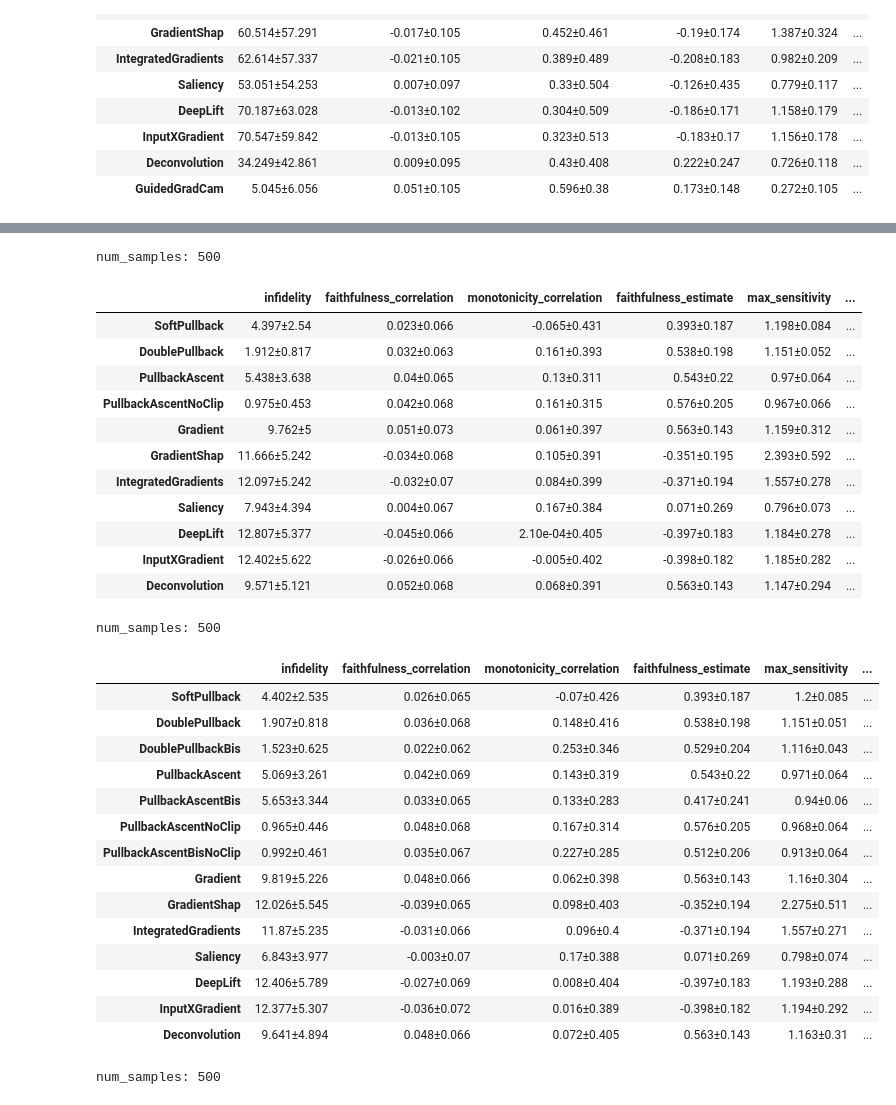
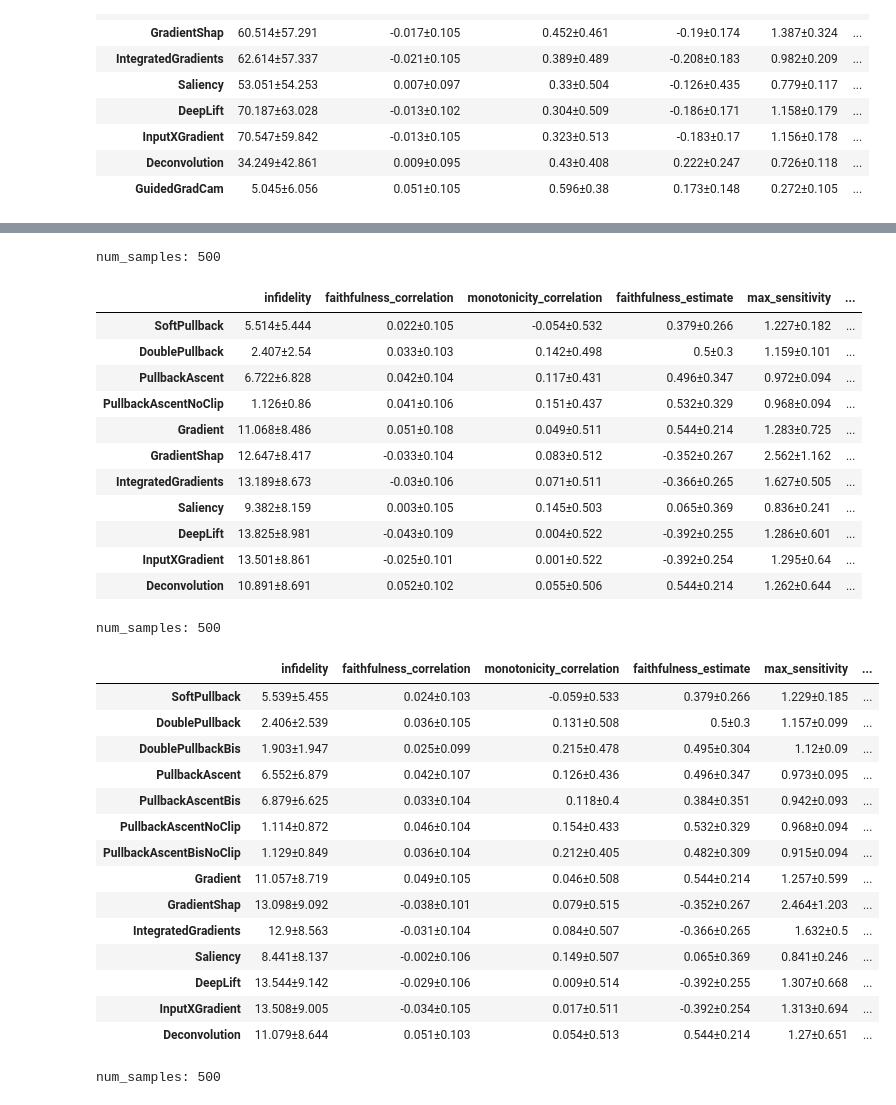
Before and after one commit to 314-Foundation/SemanticPullbacks, a Jupyter notebook: notebooks/verify_results.ipynb, the cells around one changed output, grey strips where cells are left out. Cells and saved outputs as stored; diff of their text form; code cells hidden in the pictures.

Commit message:
ImageNet 500 results

```diff
--- a/notebooks/verify_results.ipynb
+++ b/notebooks/verify_results.ipynb
@@ -27,0 +25,5 @@ The autoreload extension is already loaded. To reload it, use:
+# %%
+loaded_df_resnet = QuantusEvaluator.load_results(f"results/quantus_resnet_inet_smooth_20_25_resnet50")
+print("num_samples:", len(loaded_df_resnet.iloc[0].iloc[0]))
+summary_resnet = QuantusEvaluator.summarize_results(loaded_df_resnet)
+summary_resnet
@@ -68,3 +80,8 @@ num_samples: 500
 | InputXGradient | 69.886±58.583 | -0.012±0.097 | 0.332±0.508 | -0.183±0.17 | 1.156±0.178 | ... |
 | Deconvolution | 36.867±42.705 | 0.019±0.104 | 0.457±0.399 | 0.222±0.247 | 0.726±0.118 | ... |
 | GuidedGradCam | 4.926±5.865 | 0.048±0.104 | 0.594±0.376 | 0.173±0.148 | 0.272±0.107 | ... |
+# %%
+loaded_df_pvt = QuantusEvaluator.load_results(f"results/quantus_pvt_inet_smooth_20_25")
+print("num_samples:", len(loaded_df_pvt.iloc[0].iloc[0]))
+summary_pvt = QuantusEvaluator.summarize_results(loaded_df_pvt)
+summary_pvt
@@ -71,44 +96,45 @@ num_samples: 500
 # %%
 loaded_df_pvt = QuantusEvaluator.load_results(f"results/quantus_pvt_inet_20_25_infidelity_pvt_v2_b1")
 print("num_samples:", len(loaded_df_pvt.iloc[0].iloc[0]))
-summary_pvt = QuantusEvaluator.summarize_results(loaded_df_pvt, quantile=0.2)
+summary_pvt = QuantusEvaluator.summarize_results(loaded_df_pvt, quantile=0.0)
+summary_pvt.to_csv('results/infidelity_summary_inet_pvt_20_25.csv', index=True)
 summary_pvt
 # %% [output]
 num_samples: 500
 |  | infidelity | faithfulness_correlation | monotonicity_correlation | faithfulness_estimate | max_sensitivity | ... |
-| SoftPullback | 4.397±2.54 | 0.023±0.066 | -0.065±0.431 | 0.393±0.187 | 1.198±0.084 | ... |
-| DoublePullback | 1.912±0.817 | 0.032±0.063 | 0.161±0.393 | 0.538±0.198 | 1.151±0.052 | ... |
-| PullbackAscent | 5.438±3.638 | 0.04±0.065 | 0.13±0.311 | 0.543±0.22 | 0.97±0.064 | ... |
-| PullbackAscentNoClip | 0.975±0.453 | 0.042±0.068 | 0.161±0.315 | 0.576±0.205 | 0.967±0.066 | ... |
-| Gradient | 9.762±5 | 0.051±0.073 | 0.061±0.397 | 0.563±0.143 | 1.159±0.312 | ... |
-| GradientShap | 11.666±5.242 | -0.034±0.068 | 0.105±0.391 | -0.351±0.195 | 2.393±0.592 | ... |
-| IntegratedGradients | 12.097±5.242 | -0.032±0.07 | 0.084±0.399 | -0.371±0.194 | 1.557±0.278 | ... |
-| Saliency | 7.943±4.394 | 0.004±0.067 | 0.167±0.384 | 0.071±0.269 | 0.796±0.073 | ... |
-| DeepLift | 12.807±5.377 | -0.045±0.066 | 2.10e-04±0.405 | -0.397±0.183 | 1.184±0.278 | ... |
-| InputXGradient | 12.402±5.622 | -0.026±0.066 | -0.005±0.402 | -0.398±0.182 | 1.185±0.282 | ... |
-| Deconvolution | 9.571±5.121 | 0.052±0.068 | 0.068±0.391 | 0.563±0.143 | 1.147±0.294 | ... |
+| SoftPullback | 5.514±5.444 | 0.022±0.105 | -0.054±0.532 | 0.379±0.266 | 1.227±0.182 | ... |
+| DoublePullback | 2.407±2.54 | 0.033±0.103 | 0.142±0.498 | 0.5±0.3 | 1.159±0.101 | ... |
+| PullbackAscent | 6.722±6.828 | 0.042±0.104 | 0.117±0.431 | 0.496±0.347 | 0.972±0.094 | ... |
+| PullbackAscentNoClip | 1.126±0.86 | 0.041±0.106 | 0.151±0.437 | 0.532±0.329 | 0.968±0.094 | ... |
+| Gradient | 11.068±8.486 | 0.051±0.108 | 0.049±0.511 | 0.544±0.214 | 1.283±0.725 | ... |
+| GradientShap | 12.647±8.417 | -0.033±0.104 | 0.083±0.512 | -0.352±0.267 | 2.562±1.162 | ... |
+| IntegratedGradients | 13.189±8.673 | -0.03±0.106 | 0.071±0.511 | -0.366±0.265 | 1.627±0.505 | ... |
+| Saliency | 9.382±8.159 | 0.003±0.105 | 0.145±0.503 | 0.065±0.369 | 0.836±0.241 | ... |
+| DeepLift | 13.825±8.981 | -0.043±0.109 | 0.004±0.522 | -0.392±0.255 | 1.286±0.601 | ... |
+| InputXGradient | 13.501±8.861 | -0.025±0.101 | 0.001±0.522 | -0.392±0.254 | 1.295±0.64 | ... |
+| Deconvolution | 10.891±8.691 | 0.052±0.102 | 0.055±0.506 | 0.544±0.214 | 1.262±0.644 | ... |
 # %%
 loaded_df_pvt = QuantusEvaluator.load_results(f"results/quantus_pvt_20_25_infidelity_pvt_v2_b1")
 print("num_samples:", len(loaded_df_pvt.iloc[0].iloc[0]))
-summary_pvt = QuantusEvaluator.summarize_results(loaded_df_pvt, quantile=0.2)
+summary_pvt = QuantusEvaluator.summarize_results(loaded_df_pvt, quantile=0.0)
 summary_pvt
 # %% [output]
 num_samples: 500
 |  | infidelity | faithfulness_correlation | monotonicity_correlation | faithfulness_estimate | max_sensitivity | ... |
-| SoftPullback | 4.402±2.535 | 0.026±0.065 | -0.07±0.426 | 0.393±0.187 | 1.2±0.085 | ... |
-| DoublePullback | 1.907±0.818 | 0.036±0.068 | 0.148±0.416 | 0.538±0.198 | 1.151±0.051 | ... |
-| DoublePullbackBis | 1.523±0.625 | 0.022±0.062 | 0.253±0.346 | 0.529±0.204 | 1.116±0.043 | ... |
-| PullbackAscent | 5.069±3.261 | 0.042±0.069 | 0.143±0.319 | 0.543±0.22 | 0.971±0.064 | ... |
-| PullbackAscentBis | 5.653±3.344 | 0.033±0.065 | 0.133±0.283 | 0.417±0.241 | 0.94±0.06 | ... |
-| PullbackAscentNoClip | 0.965±0.446 | 0.048±0.068 | 0.167±0.314 | 0.576±0.205 | 0.968±0.064 | ... |
-| PullbackAscentBisNoClip | 0.992±0.461 | 0.035±0.067 | 0.227±0.285 | 0.512±0.206 | 0.913±0.064 | ... |
-| Gradient | 9.819±5.226 | 0.048±0.066 | 0.062±0.398 | 0.563±0.143 | 1.16±0.304 | ... |
-| GradientShap | 12.026±5.545 | -0.039±0.065 | 0.098±0.403 | -0.352±0.194 | 2.275±0.511 | ... |
-| IntegratedGradients | 11.87±5.235 | -0.031±0.066 | 0.096±0.4 | -0.371±0.194 | 1.557±0.271 | ... |
-| Saliency | 6.843±3.977 | -0.003±0.07 | 0.17±0.388 | 0.071±0.269 | 0.798±0.074 | ... |
-| DeepLift | 12.406±5.789 | -0.027±0.069 | 0.008±0.404 | -0.397±0.183 | 1.193±0.288 | ... |
-| InputXGradient | 12.377±5.307 | -0.036±0.072 | 0.016±0.389 | -0.398±0.182 | 1.194±0.292 | ... |
-| Deconvolution | 9.641±4.894 | 0.048±0.066 | 0.072±0.405 | 0.563±0.143 | 1.163±0.31 | ... |
+| SoftPullback | 5.539±5.455 | 0.024±0.103 | -0.059±0.533 | 0.379±0.266 | 1.229±0.185 | ... |
+| DoublePullback | 2.406±2.539 | 0.036±0.105 | 0.131±0.508 | 0.5±0.3 | 1.157±0.099 | ... |
+| DoublePullbackBis | 1.903±1.947 | 0.025±0.099 | 0.215±0.478 | 0.495±0.304 | 1.12±0.09 | ... |
+| PullbackAscent | 6.552±6.879 | 0.042±0.107 | 0.126±0.436 | 0.496±0.347 | 0.973±0.095 | ... |
+| PullbackAscentBis | 6.879±6.625 | 0.033±0.104 | 0.118±0.4 | 0.384±0.351 | 0.942±0.093 | ... |
+| PullbackAscentNoClip | 1.114±0.872 | 0.046±0.104 | 0.154±0.433 | 0.532±0.329 | 0.968±0.094 | ... |
+| PullbackAscentBisNoClip | 1.129±0.849 | 0.036±0.104 | 0.212±0.405 | 0.482±0.309 | 0.915±0.094 | ... |
+| Gradient | 11.057±8.719 | 0.049±0.105 | 0.046±0.508 | 0.544±0.214 | 1.257±0.599 | ... |
+| GradientShap | 13.098±9.092 | -0.038±0.101 | 0.079±0.515 | -0.352±0.267 | 2.464±1.203 | ... |
+| IntegratedGradients | 12.9±8.563 | -0.031±0.104 | 0.084±0.507 | -0.366±0.265 | 1.632±0.5 | ... |
+| Saliency | 8.441±8.137 | -0.002±0.106 | 0.149±0.507 | 0.065±0.369 | 0.841±0.246 | ... |
+| DeepLift | 13.544±9.142 | -0.029±0.106 | 0.009±0.514 | -0.392±0.255 | 1.307±0.668 | ... |
+| InputXGradient | 13.508±9.005 | -0.034±0.105 | 0.017±0.511 | -0.392±0.254 | 1.313±0.694 | ... |
+| Deconvolution | 11.079±8.644 | 0.051±0.103 | 0.054±0.513 | 0.544±0.214 | 1.27±0.651 | ... |
 # %%
 summary_pvt.to_csv('results/infidelity_summary_pvt_20_25.csv', index=True)
 # %%
```
Also changed, not shown: parts of 4 cells of this notebook, 4 other files.
